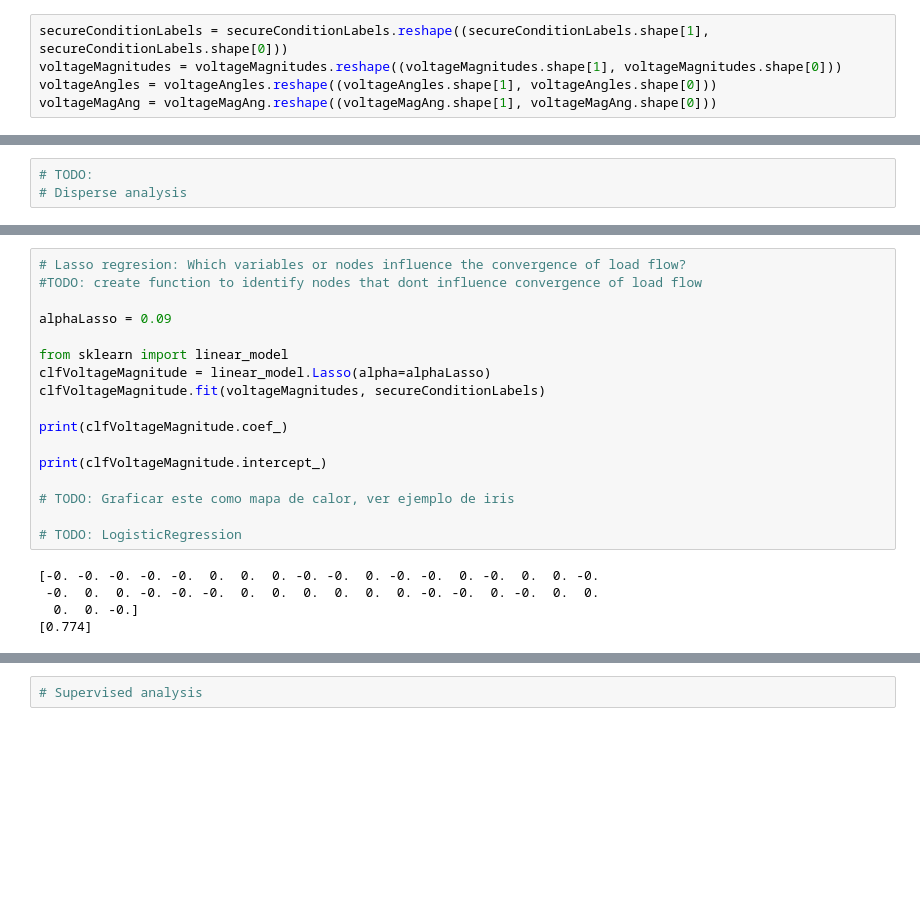
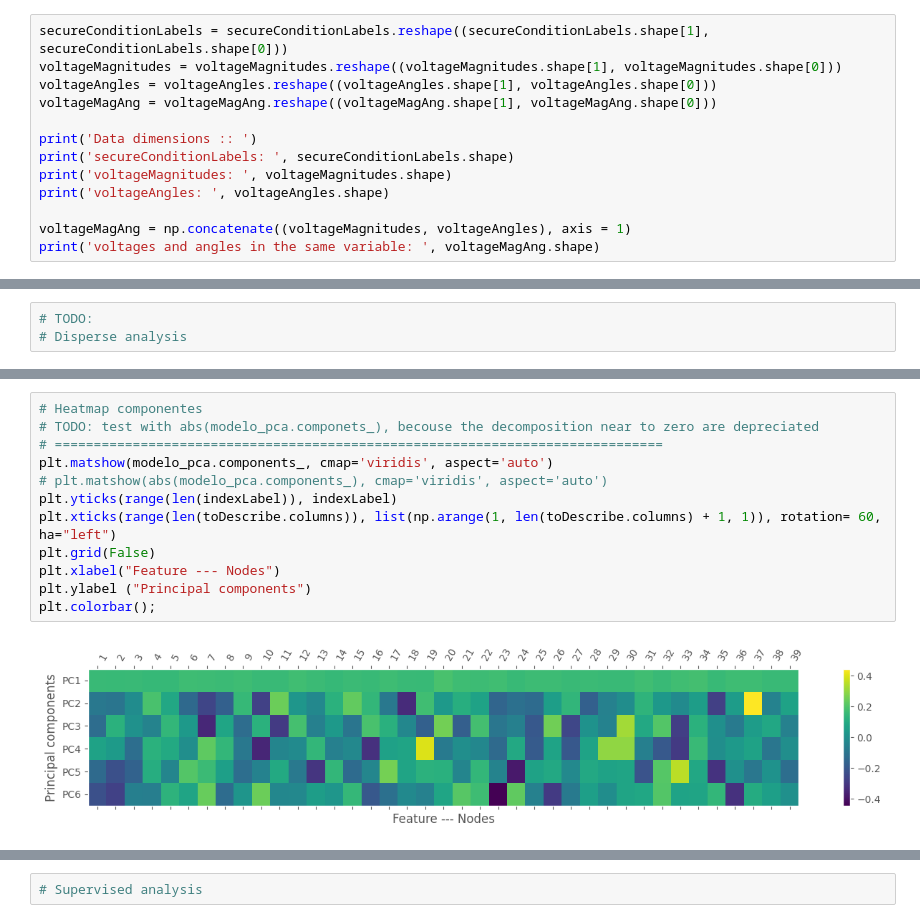
Before and after one commit to IceMerman/NN_validation, a Jupyter notebook: schemaData.ipynb, the cells around one changed output, grey strips where cells are left out. Cells and saved outputs as stored; diff of their text form; blank space fills up the shorter version.

```diff
--- a/schemaData.ipynb
+++ b/schemaData.ipynb
@@ -77,3 +45,11 @@ secureConditionLabels = secureConditionLabels.reshape((secureConditionLabels.sha
 voltageMagnitudes = voltageMagnitudes.reshape((voltageMagnitudes.shape[1], voltageMagnitudes.shape[0]))
 voltageAngles = voltageAngles.reshape((voltageAngles.shape[1], voltageAngles.shape[0]))
 voltageMagAng = voltageMagAng.reshape((voltageMagAng.shape[1], voltageMagAng.shape[0]))
+
+print('Data dimensions :: ')
+print('secureConditionLabels: ', secureConditionLabels.shape)
+print('voltageMagnitudes: ', voltageMagnitudes.shape)
+print('voltageAngles: ', voltageAngles.shape)
+
+voltageMagAng = np.concatenate((voltageMagnitudes, voltageAngles), axis = 1)
+print('voltages and angles in the same variable: ', voltageMagAng.shape)
@@ -168,22 +152,14 @@ plt.colorbar();
-# %%
-# Lasso regresion: Which variables or nodes influence the convergence of load flow?
-#TODO: create function to identify nodes that dont influence convergence of load flow
-
-alphaLasso = 0.09
-
-from sklearn import linear_model
-clfVoltageMagnitude = linear_model.Lasso(alpha=alphaLasso)
-clfVoltageMagnitude.fit(voltageMagnitudes, secureConditionLabels)
-
-print(clfVoltageMagnitude.coef_)
-
-print(clfVoltageMagnitude.intercept_)
-
-# TODO: Graficar este como mapa de calor, ver ejemplo de iris
-
-# TODO: LogisticRegression
-# %% [output]
-[-0. -0. -0. -0. -0.  0.  0.  0. -0. -0.  0. -0. -0.  0. -0.  0.  0. -0.
- -0.  0.  0. -0. -0. -0.  0.  0.  0.  0.  0.  0. -0. -0.  0. -0.  0.  0.
-  0.  0. -0.]
-[0.774]
+# %%
+# Heatmap componentes
+# TODO: test with abs(modelo_pca.componets_), becouse the decomposition near to zero are depreciated
+# ==============================================================================
+plt.matshow(modelo_pca.components_, cmap='viridis', aspect='auto')
+# plt.matshow(abs(modelo_pca.components_), cmap='viridis', aspect='auto')
+plt.yticks(range(len(indexLabel)), indexLabel)
+plt.xticks(range(len(toDescribe.columns)), list(np.arange(1, len(toDescribe.columns) + 1, 1)), rotation= 60, ha="left")
+plt.grid(False)
+plt.xlabel("Feature --- Nodes")
+plt.ylabel ("Principal components")
+plt.colorbar();
+# %% [output]
+[figure, added]
```
Also changed, not shown: parts of 15 cells of this notebook.
